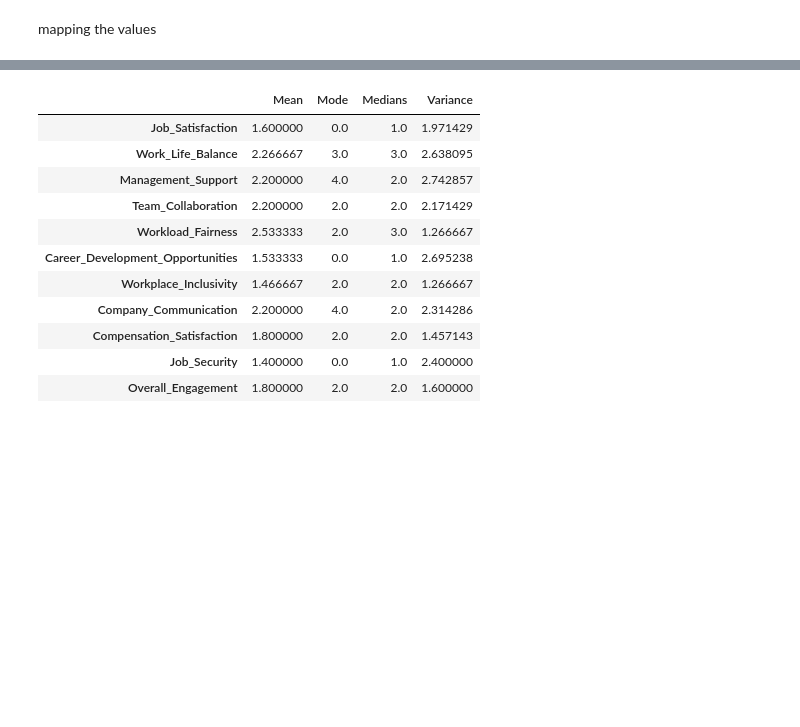
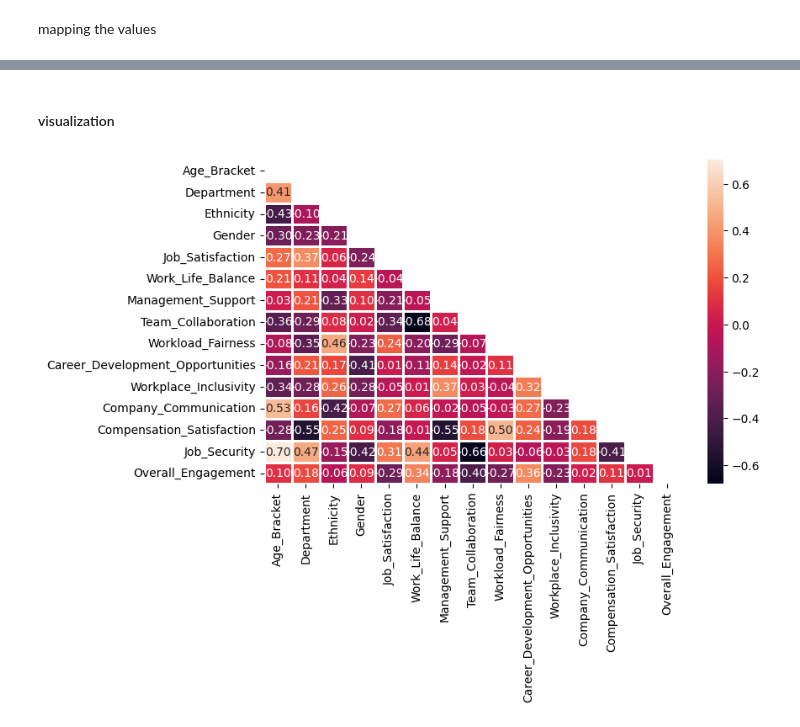
Before and after one commit to akriti-thakur/jupyter-notebook, a Jupyter notebook: Analysing Employee Experience.ipynb, the cells around one changed output, grey strips where cells are left out. Drawn from its saved outputs; the diff is of its cells as text; code cells hidden in the pictures; blank space fills up the shorter version.

```diff
--- a/Analysing Employee Experience.ipynb
+++ b/Analysing Employee Experience.ipynb
@@ -101,15 +145,16 @@ stats_df= pd.DataFrame({'Mean':mean,'Mode':mode,'Medians':medians,'Variance':var
-# %%
-stats_df
-# %% [output]
-|  | Mean | Mode | Medians | Variance |
-| Job_Satisfaction | 1.600000 | 0.0 | 1.0 | 1.971429 |
-| Work_Life_Balance | 2.266667 | 3.0 | 3.0 | 2.638095 |
-| Management_Support | 2.200000 | 4.0 | 2.0 | 2.742857 |
-| Team_Collaboration | 2.200000 | 2.0 | 2.0 | 2.171429 |
-| Workload_Fairness | 2.533333 | 2.0 | 3.0 | 1.266667 |
-| Career_Development_Opportunities | 1.533333 | 0.0 | 1.0 | 2.695238 |
-| Workplace_Inclusivity | 1.466667 | 2.0 | 2.0 | 1.266667 |
-| Company_Communication | 2.200000 | 4.0 | 2.0 | 2.314286 |
-| Compensation_Satisfaction | 1.800000 | 2.0 | 2.0 | 1.457143 |
-| Job_Security | 1.400000 | 0.0 | 1.0 | 2.400000 |
-| Overall_Engagement | 1.800000 | 2.0 | 2.0 | 1.600000 |
+# %% [markdown]
+#### visualization
+# %%
+cols=['Age_Bracket','Department','Ethnicity','Gender','Job_Satisfaction', 'Work_Life_Balance', 'Management_Support',
+     'Team_Collaboration', 'Workload_Fairness', 'Career_Development_Opportunities',
+     'Workplace_Inclusivity', 'Company_Communication', 'Compensation_Satisfaction',
+     'Job_Security', 'Overall_Engagement']
+
+plt.figure(figsize = (8, 5))
+corr= df[cols].corr()
+mask = np.triu(np.ones_like(corr, dtype = bool))
+
+sns.heatmap(corr, mask = mask, linewidths = 1, annot = True,fmt=".2f")
+plt.show()
+# %% [output]
+[figure, added]
```
Also changed, not shown: parts of 20 cells of this notebook, 1 other file.
